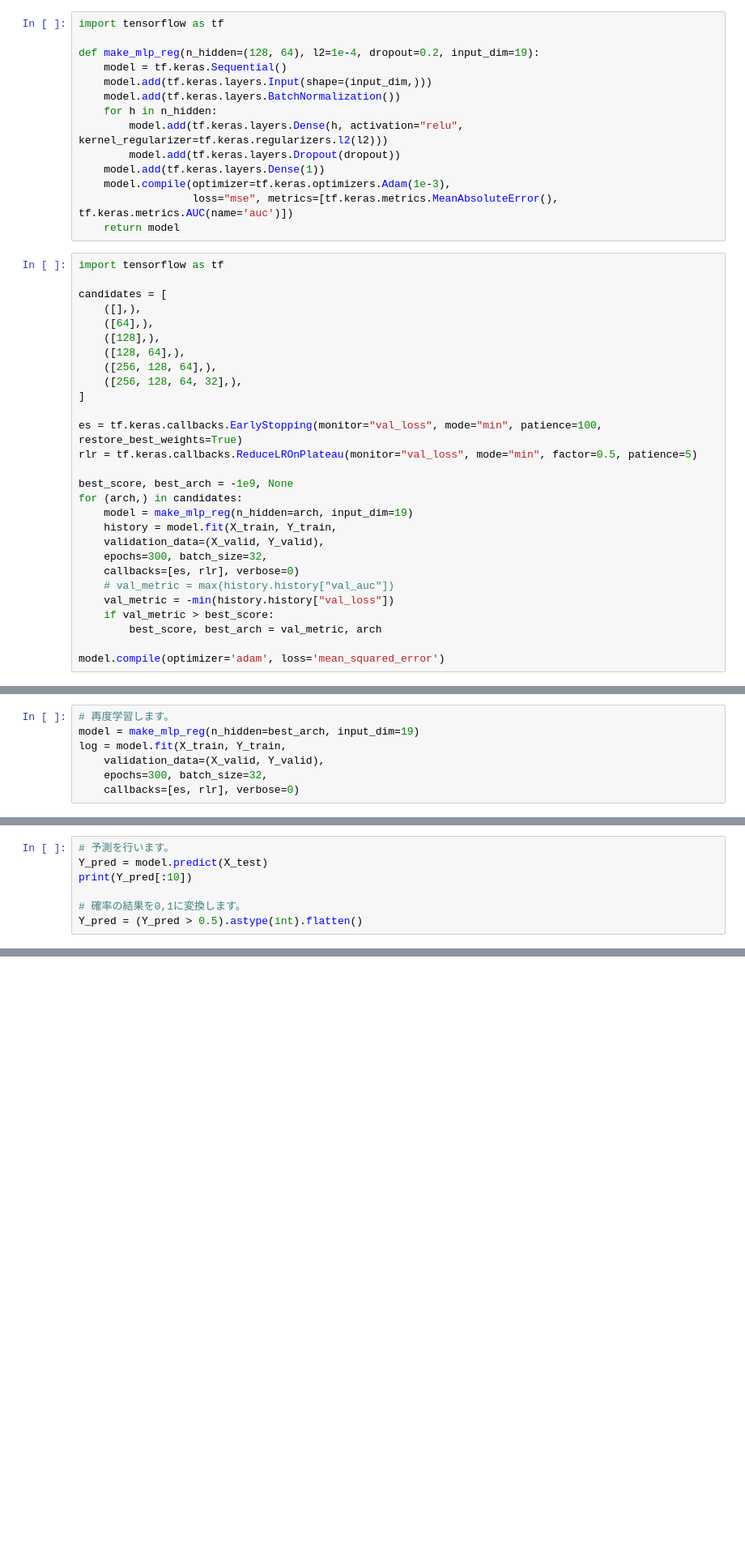
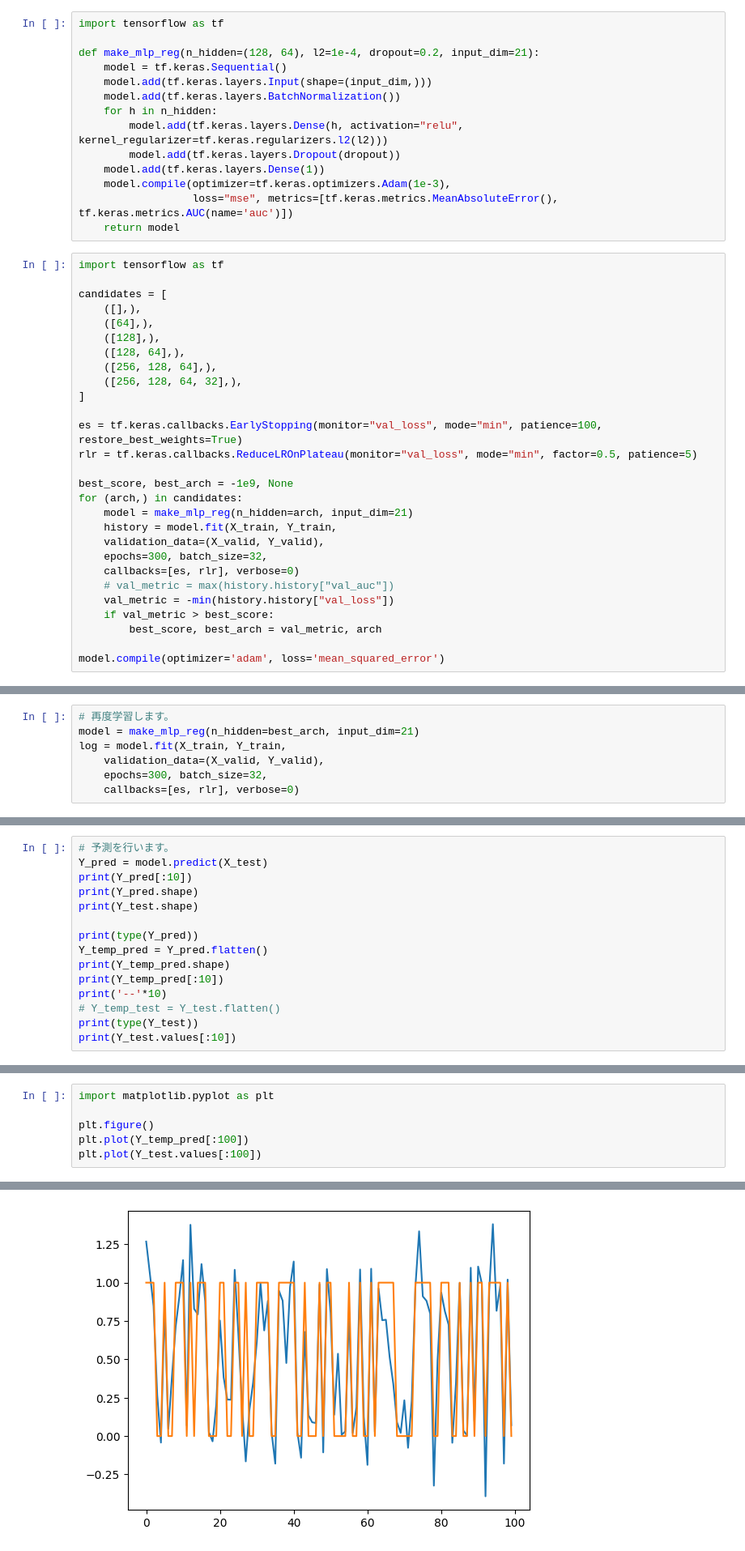
Before and after one commit to HqmAkira/aidev, a Jupyter notebook: Lesson13/最終課題_オリジナルAIの構築.ipynb, the cells around one changed output, grey strips where cells are left out. Shown at 81% size. Cells and saved outputs as stored; diff of their text form; blank space fills up the shorter version.

```diff
--- a/Lesson13/最終課題_オリジナルAIの構築.ipynb
+++ b/Lesson13/最終課題_オリジナルAIの構築.ipynb
@@ -138,7 +138,7 @@ print(X_train.shape, X_valid.shape, X_test.shape, Y_train.shape, Y_valid.shape,
 # %%
 import tensorflow as tf
 
-def make_mlp_reg(n_hidden=(128, 64), l2=1e-4, dropout=0.2, input_dim=19):
+def make_mlp_reg(n_hidden=(128, 64), l2=1e-4, dropout=0.2, input_dim=21):
     model = tf.keras.Sequential()
     model.add(tf.keras.layers.Input(shape=(input_dim,)))
     model.add(tf.keras.layers.BatchNormalization())
@@ -166,7 +166,7 @@ rlr = tf.keras.callbacks.ReduceLROnPlateau(monitor="val_loss", mode="min", facto
 
 best_score, best_arch = -1e9, None
 for (arch,) in candidates:
-    model = make_mlp_reg(n_hidden=arch, input_dim=19)
+    model = make_mlp_reg(n_hidden=arch, input_dim=21)
     history = model.fit(X_train, Y_train,
     validation_data=(X_valid, Y_valid),
     epochs=300, batch_size=32,
@@ -185,6 +185,6 @@ Best val_auc -0.003426440292969346 with architecture [64]
 # %%
 # 再度学習します。
-model = make_mlp_reg(n_hidden=best_arch, input_dim=19)
+model = make_mlp_reg(n_hidden=best_arch, input_dim=21)
 log = model.fit(X_train, Y_train,
     validation_data=(X_valid, Y_valid),
     epochs=300, batch_size=32,
@@ -213,7 +213,15 @@ Model: "sequential_6"
 # 予測を行います。
 Y_pred = model.predict(X_test)
 print(Y_pred[:10])
+print(Y_pred.shape)
+print(Y_test.shape)
 
-# 確率の結果を0,1に変換します。
-Y_pred = (Y_pred > 0.5).astype(int).flatten()
+print(type(Y_pred))
+Y_temp_pred = Y_pred.flatten()
+print(Y_temp_pred.shape)
+print(Y_temp_pred[:10])
+print('--'*10)
+# Y_temp_test = Y_test.flatten()
+print(type(Y_test))
+print(Y_test.values[:10])
 # %% [output]
@@ -230,0 +248,7 @@ Y_pred = (Y_pred > 0.5).astype(int).flatten()
+# %%
+import matplotlib.pyplot as plt
+
+plt.figure()
+plt.plot(Y_temp_pred[:100])
+plt.plot(Y_test.values[:100])
+# %% [output]
@@ -230,0 +256 @@ Y_pred = (Y_pred > 0.5).astype(int).flatten()
+[figure, added]
```
Also changed, not shown: parts of 8 cells of this notebook.
